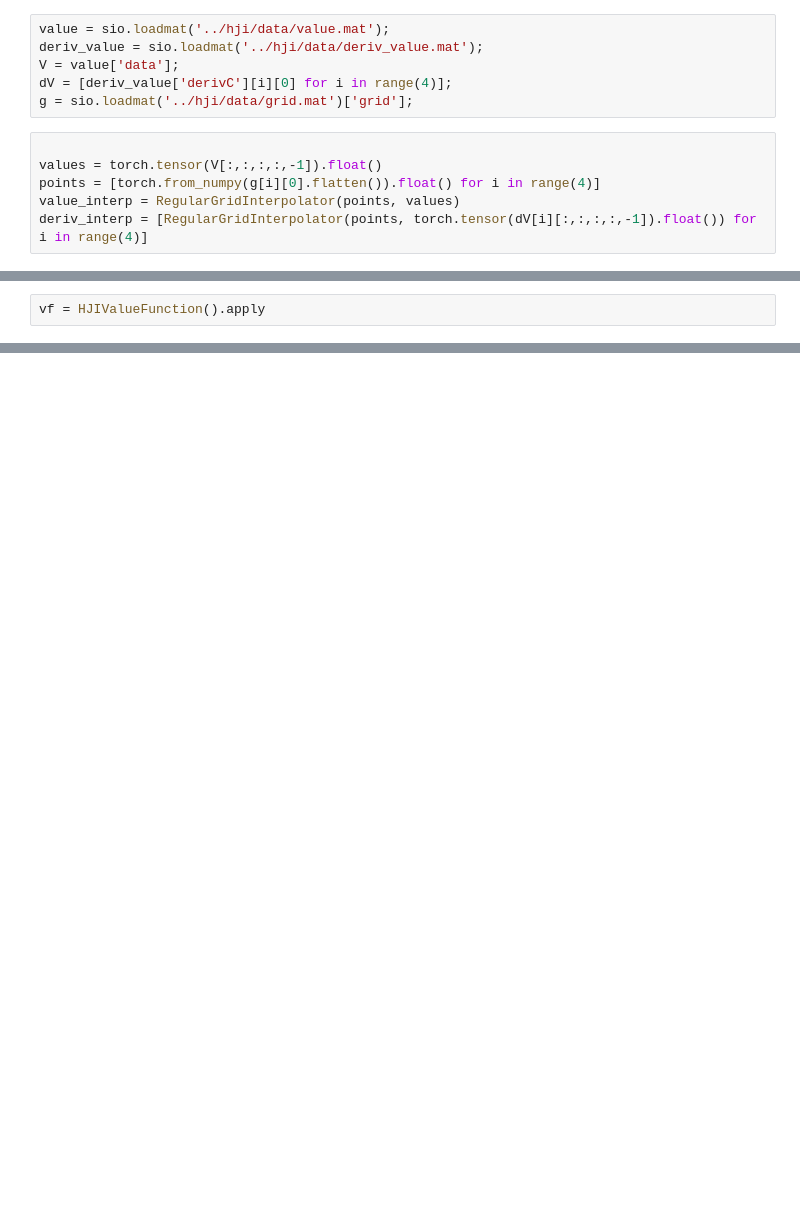
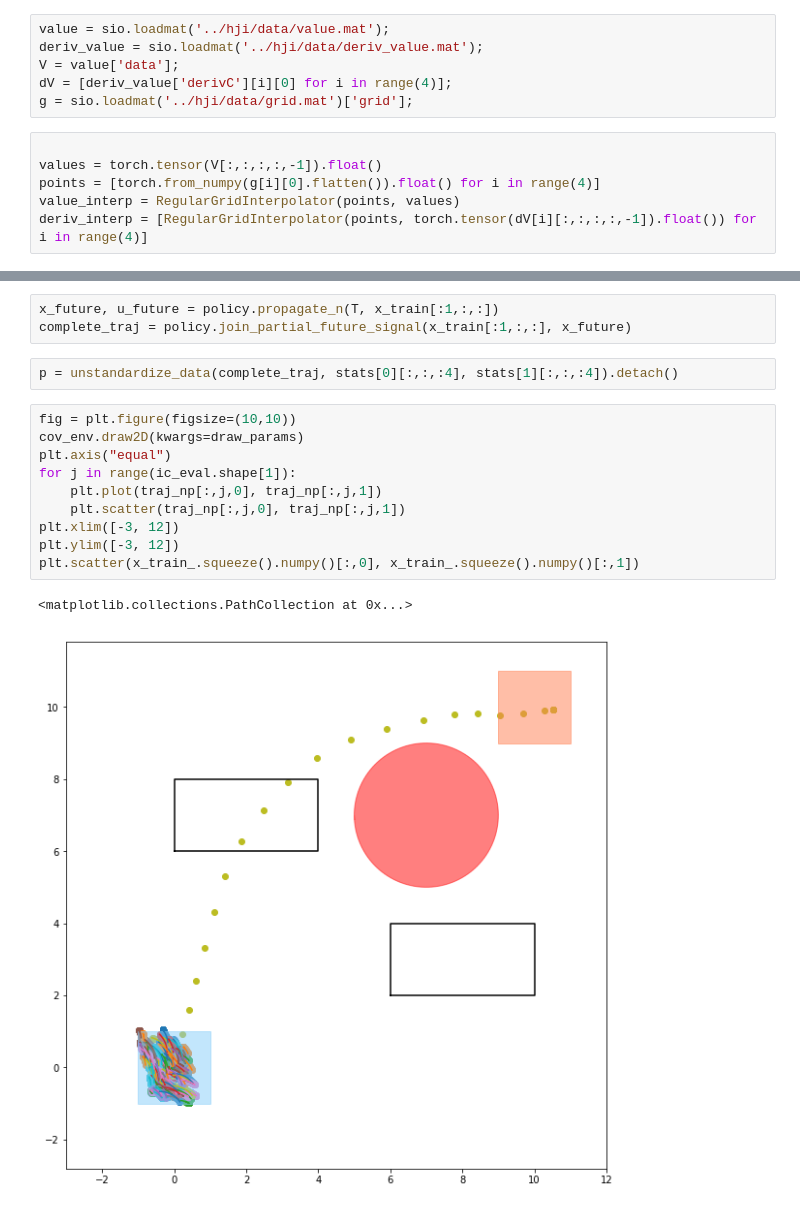
Before and after one commit to StanfordASL/stlcg_ctrl_syn, a Jupyter notebook: ctrl_syn/Policy learning.ipynb, the cells around one changed output, grey strips where cells are left out. Drawn from its saved outputs; the diff is of its cells as text; blank space fills up the shorter version.

```diff
--- a/ctrl_syn/Policy learning.ipynb
+++ b/ctrl_syn/Policy learning.ipynb
@@ -256,2 +35,0 @@ qwe = "popo"
-# %%
-vf = HJIValueFunction().apply
@@ -366,0 +360,18 @@ print(torch.__version__)
+# %%
+x_future, u_future = policy.propagate_n(T, x_train[:1,:,:])
+complete_traj = policy.join_partial_future_signal(x_train[:1,:,:], x_future)
+# %%
+p = unstandardize_data(complete_traj, stats[0][:,:,:4], stats[1][:,:,:4]).detach()
+# %%
+fig = plt.figure(figsize=(10,10))
+cov_env.draw2D(kwargs=draw_params)
+plt.axis("equal")
+for j in range(ic_eval.shape[1]):
+    plt.plot(traj_np[:,j,0], traj_np[:,j,1])
+    plt.scatter(traj_np[:,j,0], traj_np[:,j,1])
+plt.xlim([-3, 12])
+plt.ylim([-3, 12])
+plt.scatter(x_train_.squeeze().numpy()[:,0], x_train_.squeeze().numpy()[:,1])
+# %% [output]
+<matplotlib.collections.PathCollection at 0x...>
+[figure, added]
```
Also changed, not shown: parts of 61 cells of this notebook, 3 other files.
